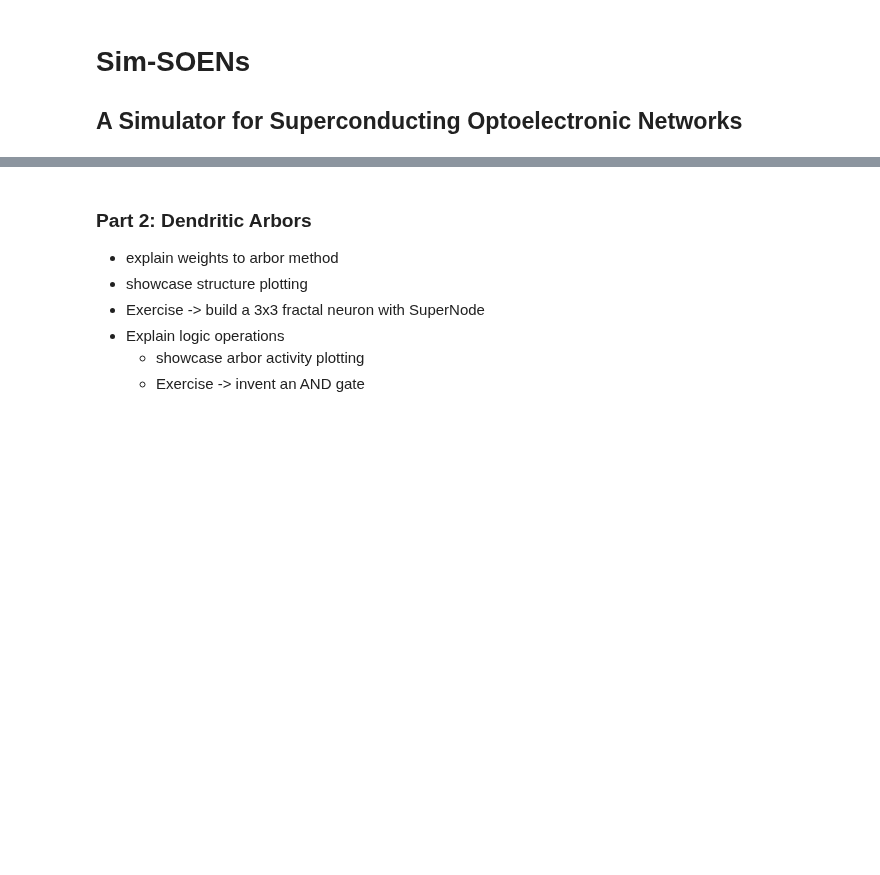
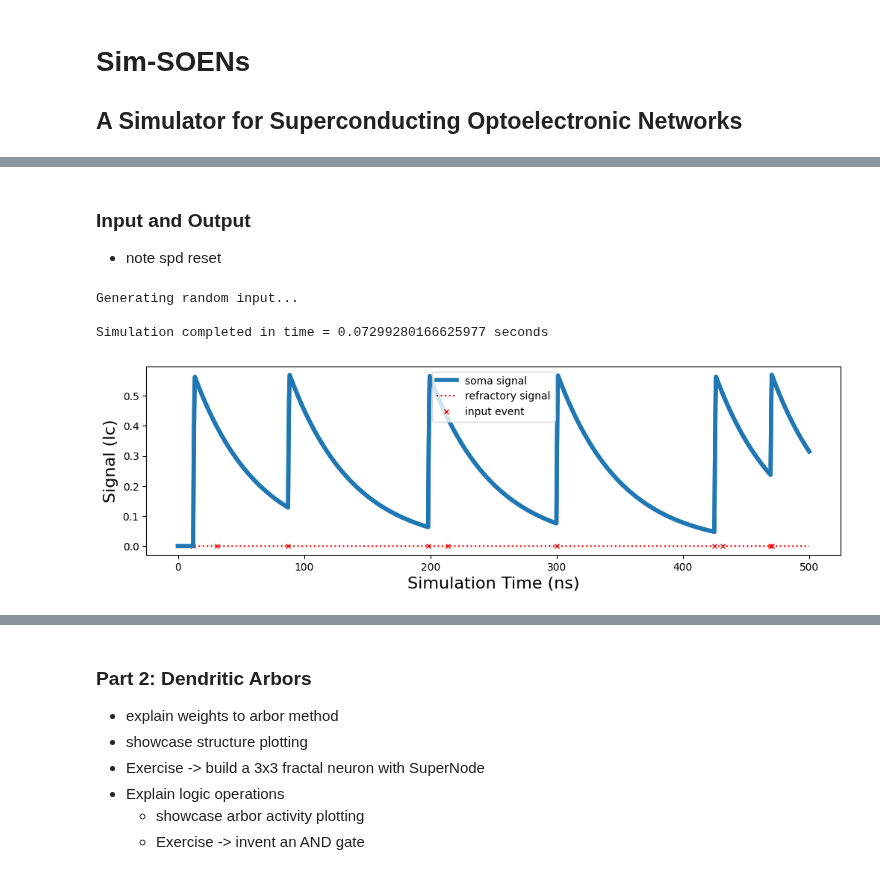
Before and after one commit to ryangitsit/sim_soens, a Jupyter notebook: tutorial_NICE.ipynb, the cells around one changed output, grey strips where cells are left out. Cells and saved outputs as stored; diff of their text form; code cells hidden in the pictures; blank space fills up the shorter version.

```diff
--- a/tutorial_NICE.ipynb
+++ b/tutorial_NICE.ipynb
@@ -12,0 +64,28 @@
+# %% [markdown]
+### Input and Output
+ - note spd reset
+# %%
+# note, any neuron or dendrite parameters can be passed into the node class init
+node = SuperNode(s_th=100) # large spiking threshold to avoid spiking for now
+
+# random spike train for one input channel with ten spikes total over 100ns
+input = SuperInput(channels=1, type='random', total_spikes=10, duration=500)
+
+# adding input uniformly to available synapse on node's neuron
+# in this case there is only one synapse attached to the somatic dendrite
+node.uniform_input(input)
+
+# create and simulate a (single node) network
+net = network(
+    sim=True,     # run simulation
+    dt=.1,        # time step (ns)
+    tf=500,       # total duration (ns)
+    nodes=[node]) # nodes in network to simulate
+
+# plot neuron activity
+node.plot_neuron_activity(net,ref=True,spikes=True,input=input)
+# %% [output]
+Generating random input...
+
+Simulation completed in time = 0.07299280166625977 seconds
+[figure, added]
```
Also changed, not shown: parts of 22 cells of this notebook, 6 other files.
